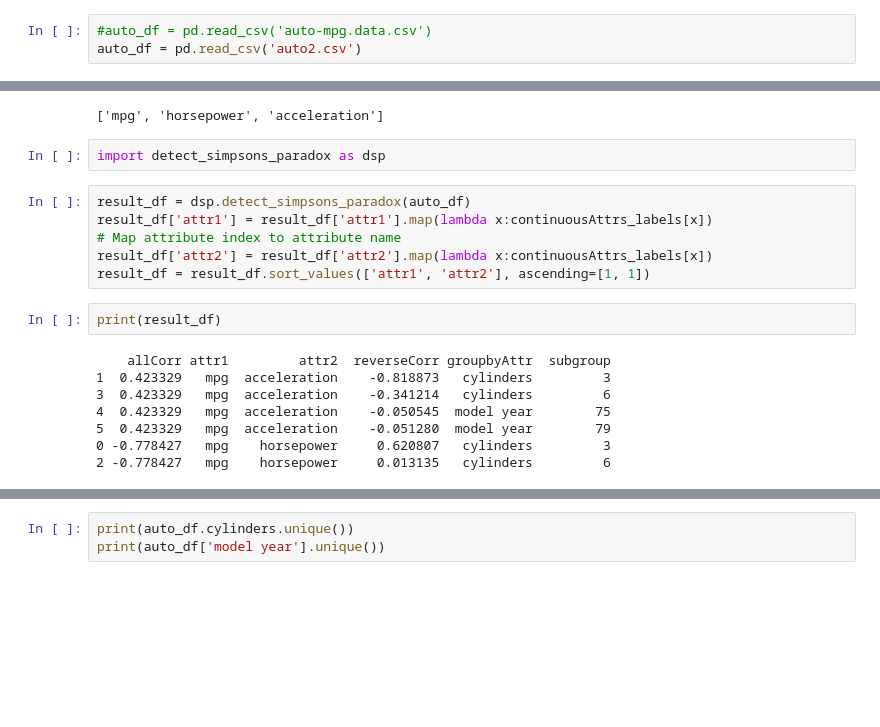
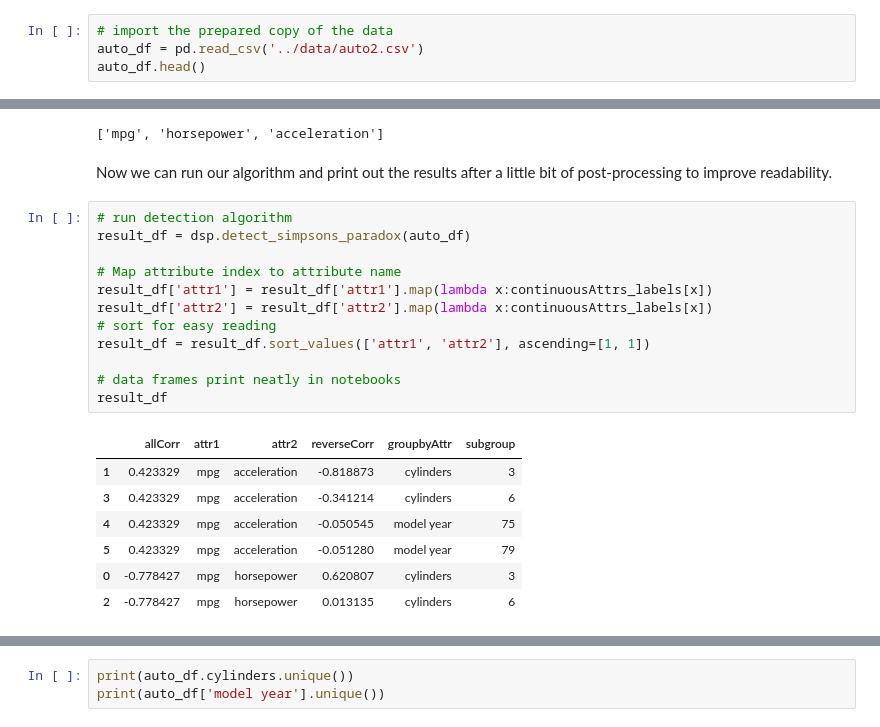
Before and after one commit to fairnessforensics/wiggum, a Jupyter notebook: notebooks/AutoMPG.ipynb, the cells around one changed output, grey strips where cells are left out. Saved outputs shown, nothing was run; the diff lists cells and outputs as text; blank space fills up the shorter version.

```diff
--- a/notebooks/AutoMPG.ipynb
+++ b/notebooks/AutoMPG.ipynb
@@ -12,3 +19,4 @@ cwd = os.getcwd()
 # %%
-#auto_df = pd.read_csv('auto-mpg.data.csv')
-auto_df = pd.read_csv('auto2.csv')
+# import the prepared copy of the data
+auto_df = pd.read_csv('../data/auto2.csv')
+auto_df.head()
@@ -24,21 +41,25 @@ continuousAttrs_labels = list(continuousAttrs)
 print(continuousAttrs_labels)
 # %% [output]
 ['mpg', 'horsepower', 'acceleration']
-# %%
-import detect_simpsons_paradox as dsp
+# %% [markdown]
+Now we can run our algorithm and print out the results after a little bit of post-processing to improve readability.
 # %%
+# run detection algorithm
 result_df = dsp.detect_simpsons_paradox(auto_df)
+
+# Map attribute index to attribute name
 result_df['attr1'] = result_df['attr1'].map(lambda x:continuousAttrs_labels[x])
-# Map attribute index to attribute name
 result_df['attr2'] = result_df['attr2'].map(lambda x:continuousAttrs_labels[x])
+# sort for easy reading
 result_df = result_df.sort_values(['attr1', 'attr2'], ascending=[1, 1])
+
+# data frames print neatly in notebooks
+result_df
+# %% [output]
+|  | allCorr | attr1 | attr2 | reverseCorr | groupbyAttr | subgroup |
+| 1 | 0.423329 | mpg | acceleration | -0.818873 | cylinders | 3 |
+| 3 | 0.423329 | mpg | acceleration | -0.341214 | cylinders | 6 |
+| 4 | 0.423329 | mpg | acceleration | -0.050545 | model year | 75 |
+| 5 | 0.423329 | mpg | acceleration | -0.051280 | model year | 79 |
+| 0 | -0.778427 | mpg | horsepower | 0.620807 | cylinders | 3 |
+| 2 | -0.778427 | mpg | horsepower | 0.013135 | cylinders | 6 |
-# %%
-print(result_df)
-# %% [output]
-    allCorr attr1         attr2  reverseCorr groupbyAttr  subgroup
-1  0.423329   mpg  acceleration    -0.818873   cylinders         3
-3  0.423329   mpg  acceleration    -0.341214   cylinders         6
-4  0.423329   mpg  acceleration    -0.050545  model year        75
-5  0.423329   mpg  acceleration    -0.051280  model year        79
-0 -0.778427   mpg    horsepower     0.620807   cylinders         3
-2 -0.778427   mpg    horsepower     0.013135   cylinders         6
```
Also changed, not shown: parts of 9 cells of this notebook.
